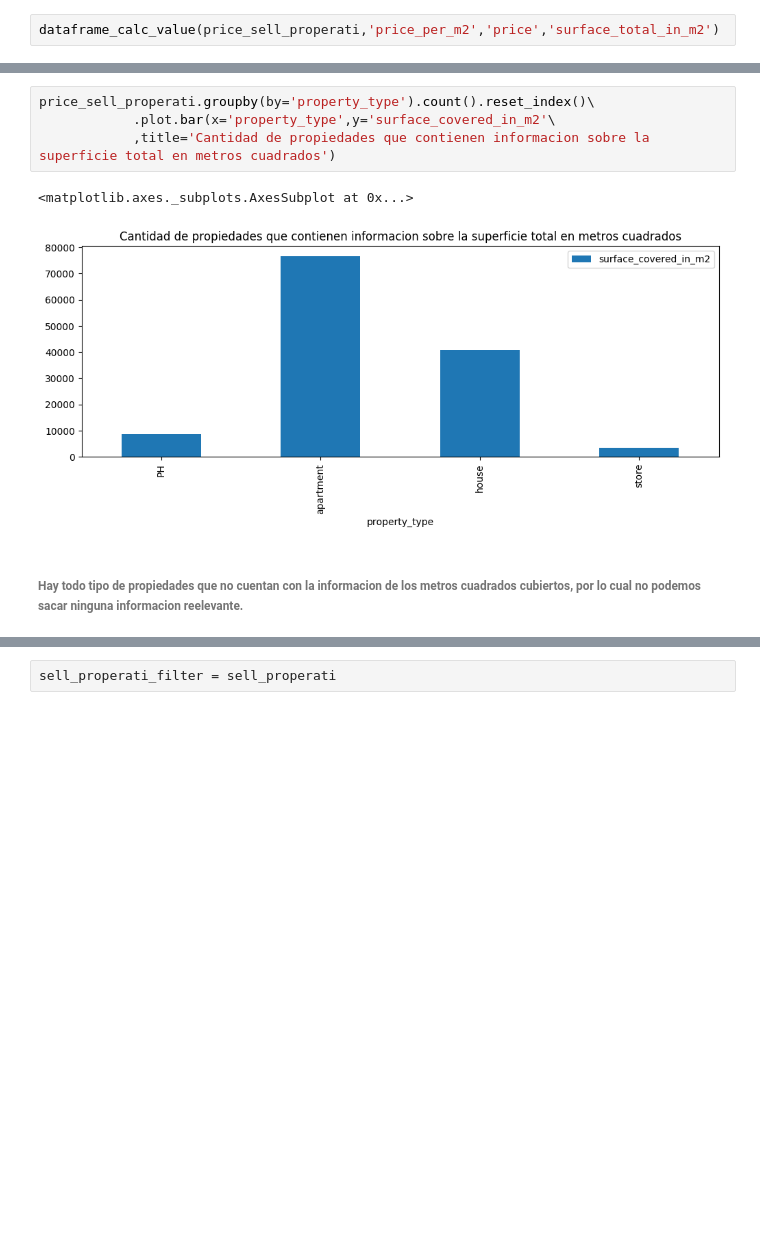
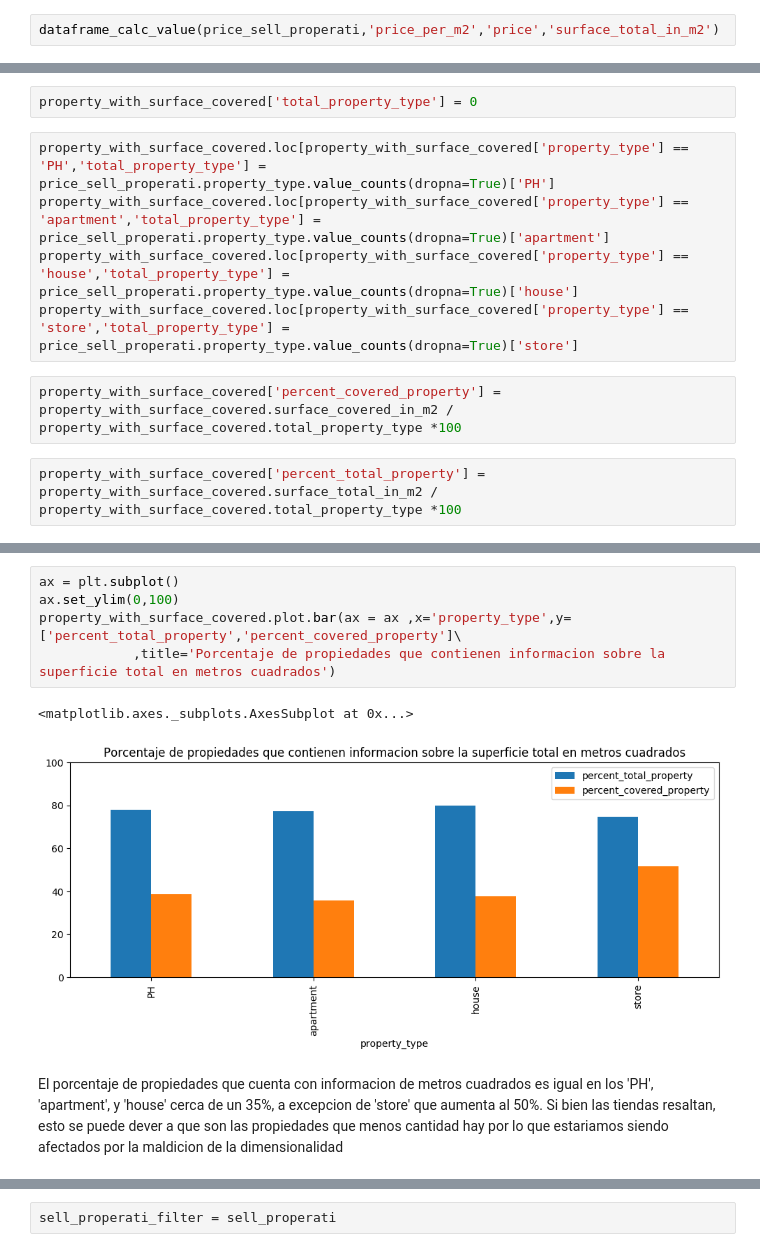
Before and after one commit to BraianVicente/properati_argentina, a Jupyter notebook: src/full_data_analitic.ipynb, the cells around one changed output, grey strips where cells are left out. Drawn from its saved outputs; the diff is of its cells as text; blank space fills up the shorter version.

```diff
--- a/src/full_data_analitic.ipynb
+++ b/src/full_data_analitic.ipynb
@@ -342,0 +368,11 @@ price_sell_properati[pd.isnull(price_sell_properati['surface_covered_in_m2'])].g
+# %%
+property_with_surface_covered['total_property_type'] = 0
+# %%
+property_with_surface_covered.loc[property_with_surface_covered['property_type'] == 'PH','total_property_type'] = price_sell_properati.property_type.value_counts(dropna=True)['PH']
+property_with_surface_covered.loc[property_with_surface_covered['property_type'] == 'apartment','total_property_type'] = price_sell_properati.property_type.value_counts(dropna=True)['apartment']
+property_with_surface_covered.loc[property_with_surface_covered['property_type'] == 'house','total_property_type'] = price_sell_properati.property_type.value_counts(dropna=True)['house']
+property_with_surface_covered.loc[property_with_surface_covered['property_type'] == 'store','total_property_type'] = price_sell_properati.property_type.value_counts(dropna=True)['store']
+# %%
+property_with_surface_covered['percent_covered_property'] = property_with_surface_covered.surface_covered_in_m2 / property_with_surface_covered.total_property_type *100
+# %%
+property_with_surface_covered['percent_total_property'] = property_with_surface_covered.surface_total_in_m2 / property_with_surface_covered.total_property_type *100
@@ -343,10 +387,11 @@ price_sell_properati[pd.isnull(price_sell_properati['surface_covered_in_m2'])].g
 # %%
-price_sell_properati.groupby(by='property_type').count().reset_index()\
-            .plot.bar(x='property_type',y='surface_covered_in_m2'\
-            ,title='Cantidad de propiedades que contienen informacion sobre la superficie total en metros cuadrados')
+ax = plt.subplot()
+ax.set_ylim(0,100)
+property_with_surface_covered.plot.bar(ax = ax ,x='property_type',y=['percent_total_property','percent_covered_property']\
+            ,title='Porcentaje de propiedades que contienen informacion sobre la superficie total en metros cuadrados')
 # %% [output]
 <matplotlib.axes._subplots.AxesSubplot at 0x...>
-[figure, old version]
+[figure, new version]
-# %% [markdown]
-###### Hay todo tipo de propiedades que no cuentan con la informacion de los metros cuadrados cubiertos, por lo cual no podemos sacar ninguna informacion reelevante.
+# %% [markdown]
+El porcentaje de propiedades que cuenta con informacion de metros cuadrados es igual en los 'PH', 'apartment', y 'house' cerca de un 35%, a excepcion de 'store' que aumenta al 50%. Si bien las tiendas resaltan, esto se puede dever a que son las propiedades que menos cantidad hay por lo que estariamos siendo afectados por la maldicion de la dimensionalidad
 # %%
```
Also changed, not shown: parts of 109 cells of this notebook, 3 other files.
